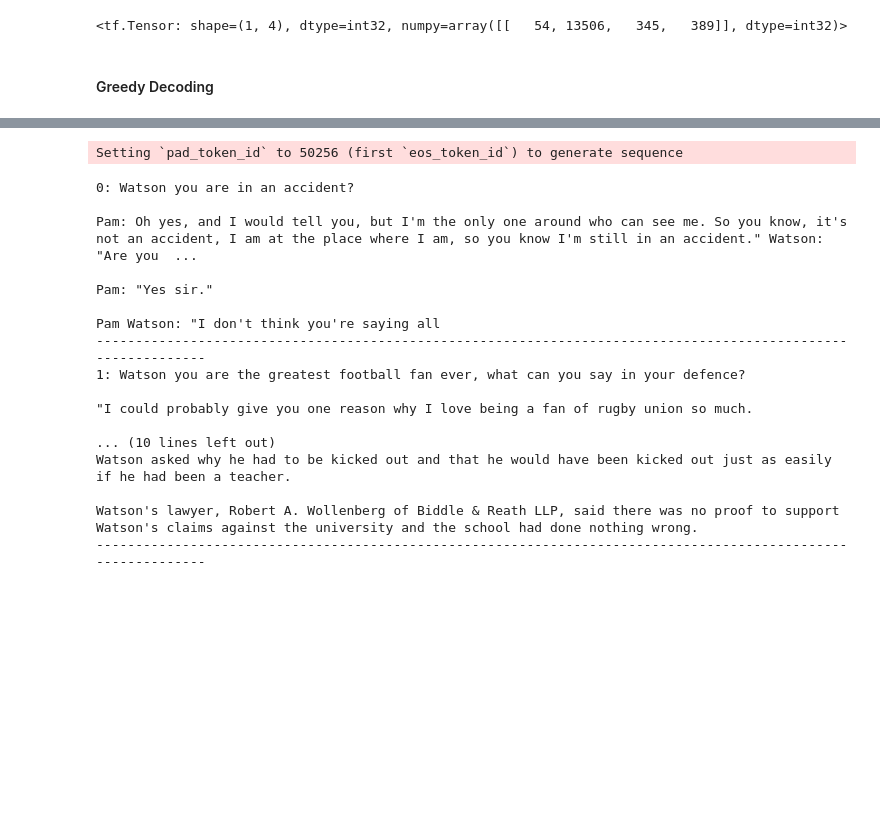
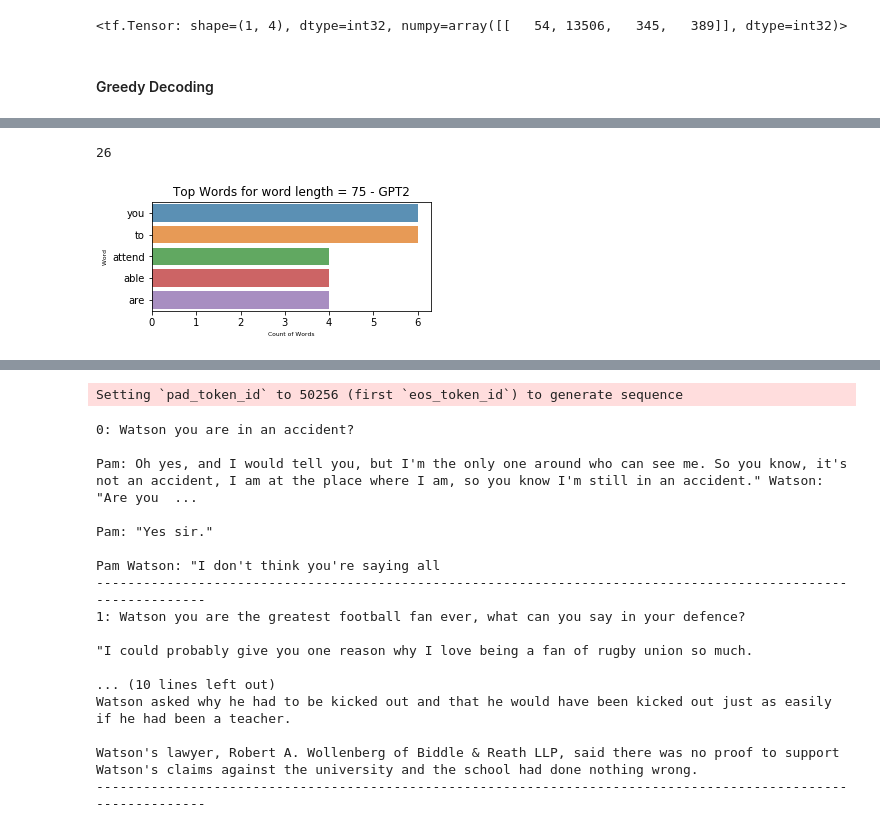
Before and after one commit to sumedhachugh/Neural-Language-Generated-Text, a Jupyter notebook: Transformers_Text_generation.ipynb, the cells around one changed output, grey strips where cells are left out. Drawn from its saved outputs; the diff is of its cells as text; code cells hidden in the pictures; blank space fills up the shorter version.

```diff
--- a/Transformers_Text_generation.ipynb
+++ b/Transformers_Text_generation.ipynb
@@ -76,0 +193,4 @@ Watson you are a great guy and I hope you are doing well. I am sorry to hear tha
+# %%
+len(set(t3.split()))
+# %% [output]
+26
@@ -76,0 +201,21 @@ Watson you are a great guy and I hope you are doing well. I am sorry to hear tha
+# %%
+t75_pone = open("generated_script75_pone.txt", 'rb').read().decode(encoding='utf-8')
+sentences75_pone = sent_tokenize(t75_pone)
+tokenizer75_pone = RegexpTokenizer('[A-Za-z]\w+')
+tokens75_pone=tokenizer75_pone.tokenize(t75_pone)
+df75_pone = pd.DataFrame(tokens75_pone)
+df75_pone = df75_pone[0].value_counts()
+from nltk.probability import FreqDist
+freqdoctor = FreqDist()
+for words in df75_pone:
+    freqdoctor[words] += 1
+df75_pone = df75_pone[:5,]
+#freqdoctor
+plt.figure(figsize=(5,2))
+sns.barplot(df75_pone.values, df75_pone.index, alpha=0.8)
+plt.title('Top Words for word length = 75 - GPT2')
+plt.ylabel('Word ', fontsize=6)
+plt.xlabel('Count of Words', fontsize=6)
+plt.show()
+# %% [output]
+[figure, added]
```
Also changed, not shown: parts of 28 cells of this notebook.
